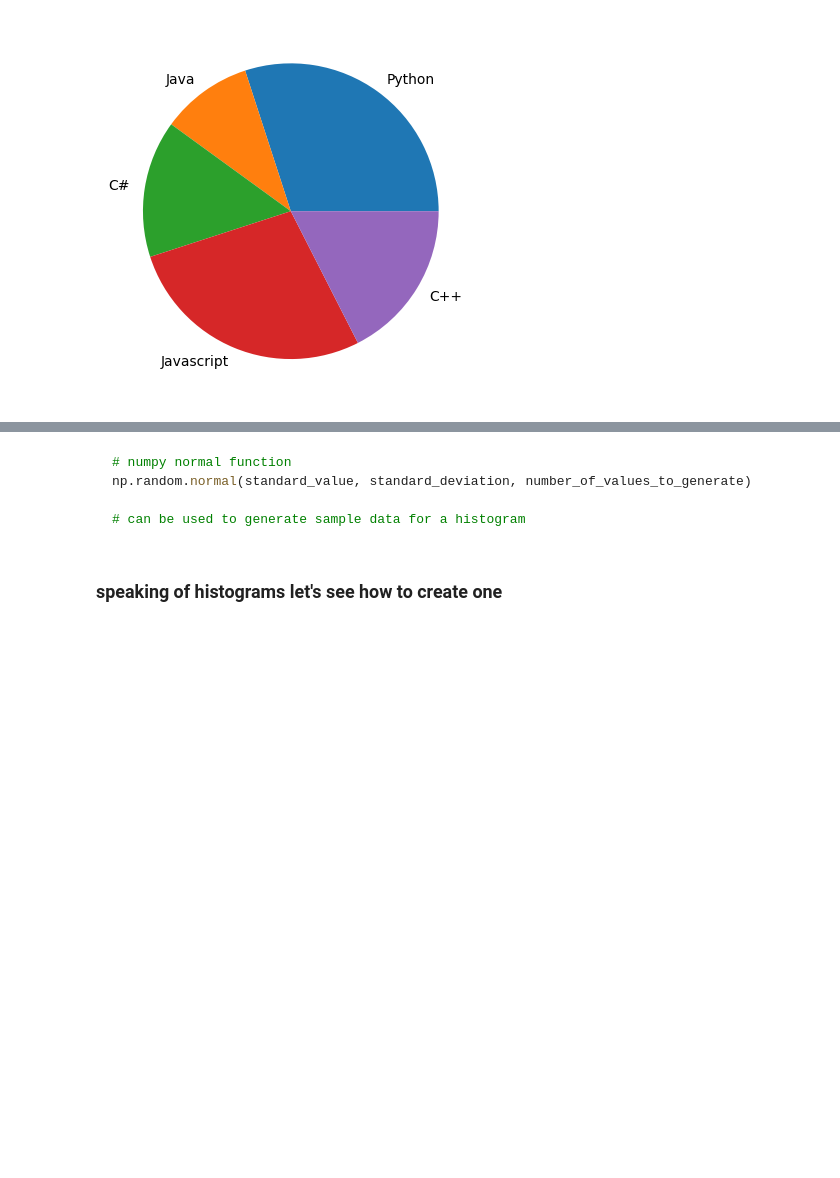
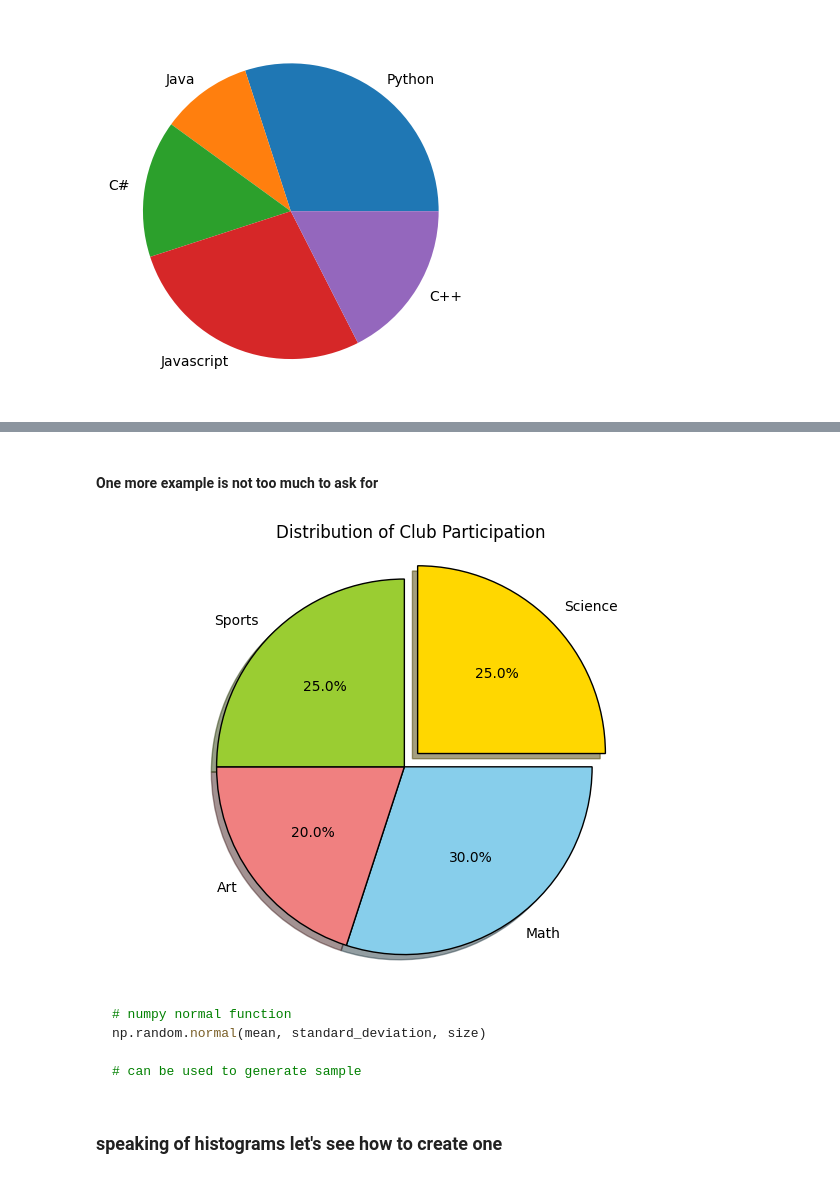
Before and after one commit to macc72/matplotlib_journey, a Jupyter notebook: MatplotlibStarter.ipynb, the cells around one changed output, grey strips where cells are left out. Saved outputs shown, nothing was run; the diff lists cells and outputs as text; code cells hidden in the pictures; blank space fills up the shorter version.

````diff
--- a/MatplotlibStarter.ipynb
+++ b/MatplotlibStarter.ipynb
@@ -230,9 +232,44 @@ plt.show()
+# %% [markdown]
+#### One more example is not too much to ask for
+# %%
+# Example data
+labels = ['Science', 'Math', 'Art', 'Sports']
+sizes = [25, 30, 20, 25]
+colors = ['gold', 'skyblue', 'lightcoral', 'yellowgreen'] # got some creative colors from gpt
+explode = (0.1, 0, 0, 0)  # 'explode' the 1st slice
+
+# Create pie chart
+plt.pie(
+    sizes,              # Data values
+    labels=labels,      # Labels for each slice
+    colors=colors,      # Slice colors
+    explode=explode,    # Offset one slice
+    autopct='%1.1f%%',  # Display percentage text
+    shadow=True,        # Add shadow effect
+    startangle=90,      # Rotate start angle
+    counterclock=False, # Draw clockwise
+    wedgeprops={'edgecolor': 'black'},# Border color
+    labeldistance=1.1   # Distance of labels from center
+)
+# wedgeprops={'width': 0.4} for creating donut chart
+
+# Add title
+plt.title('Distribution of Club Participation')
+
+# Equal aspect ratio ensures pie is circular
+plt.axis('equal')
+
+# Display the pie chart
+plt.tight_layout()
+plt.show()
+# %% [output]
+[figure, added]
 # %% [markdown]
 ```python
 # numpy normal function
-np.random.normal(standard_value, standard_deviation, number_of_values_to_generate)
+np.random.normal(mean, standard_deviation, size)
 
-# can be used to generate sample data for a histogram
+# can be used to generate sample
 ```
 # %% [markdown]
 ### speaking of histograms let's see how to create one
````
Also changed, not shown: parts of 2 cells of this notebook.
